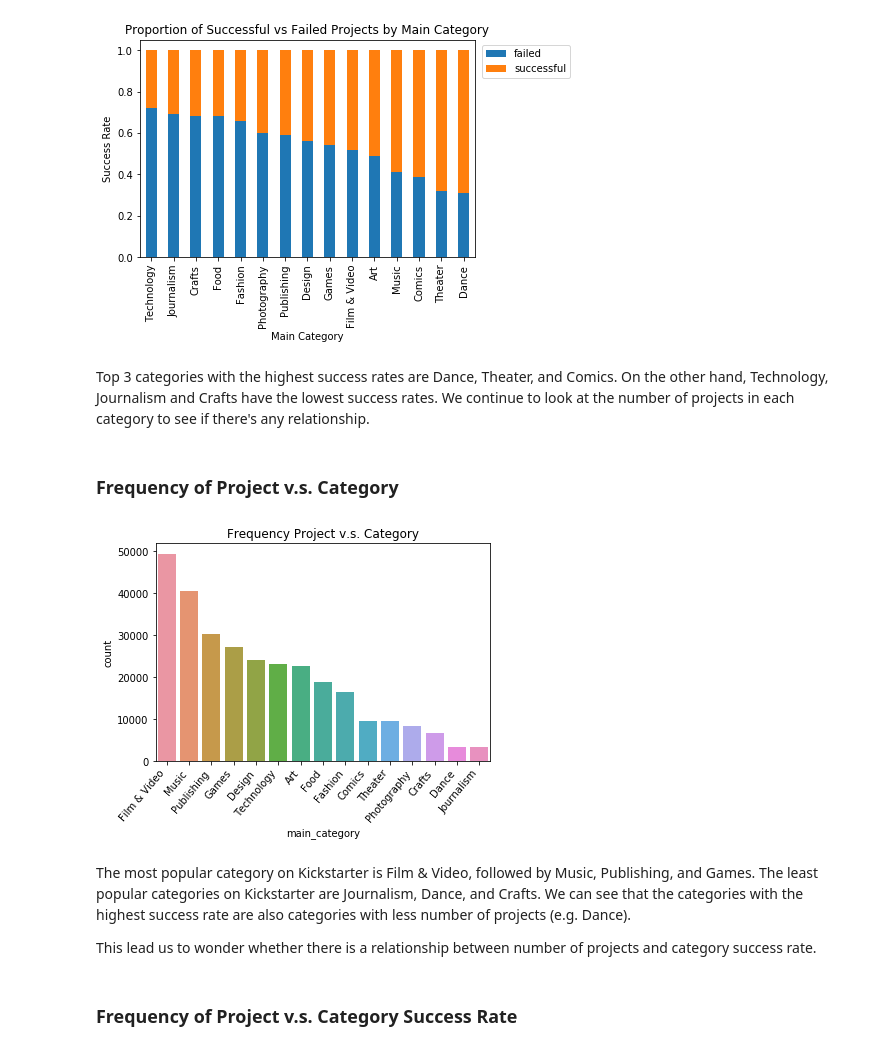
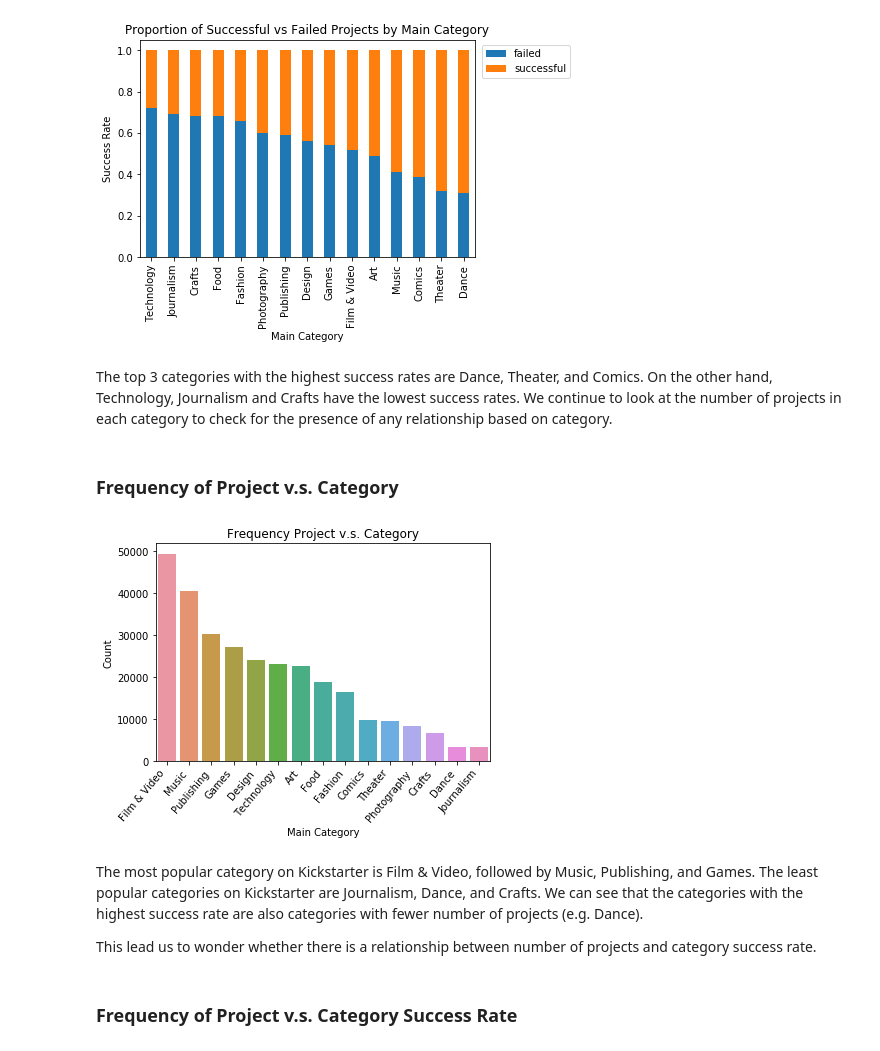
Before and after one commit to qjyap/STAT131-HALLO, a Jupyter notebook: Stats 131 Final Report-Copy1.ipynb, the cells around one changed output. Drawn from its saved outputs; the diff is of its cells as text; code cells hidden in the pictures.

```diff
--- a/Stats 131 Final Report-Copy1.ipynb
+++ b/Stats 131 Final Report-Copy1.ipynb
@@ -301,18 +293,20 @@ plt.show()
 # %% [output]
 [figure]
 # %% [markdown]
-Top 3 categories with the highest success rates are Dance, Theater, and Comics. On the other hand, Technology, Journalism and Crafts have the lowest success rates. We continue to look at the number of projects in each category to see if there's any relationship.
+The top 3 categories with the highest success rates are Dance, Theater, and Comics. On the other hand, Technology, Journalism and Crafts have the lowest success rates. We continue to look at the number of projects in each category to check for the presence of any relationship based on category.
 # %% [markdown]
 ### Frequency of Project v.s. Category
 # %%
 freq_category = sns.countplot(kickstarter_cleaned.main_category,order = kickstarter_cleaned['main_category'].value_counts().index)
 freq_category.set_xticklabels(freq_category.get_xticklabels(), rotation=50,horizontalalignment='right')
 freq_category.set_title("Frequency Project v.s. Category")
+freq_category.set(xlabel='Main Category', ylabel='Count')
+
 plt.show()
 # %% [output]
-[figure, old version]
+[figure, new version]
 # %% [markdown]
-The most popular category on Kickstarter is Film & Video, followed by Music, Publishing, and Games. The least popular categories on Kickstarter are Journalism, Dance, and Crafts. We can see that the categories with the highest success rate are also categories with less number of projects (e.g. Dance).
+The most popular category on Kickstarter is Film & Video, followed by Music, Publishing, and Games. The least popular categories on Kickstarter are Journalism, Dance, and Crafts. We can see that the categories with the highest success rate are also categories with fewer number of projects (e.g. Dance).
 
 This lead us to wonder whether there is a relationship between number of projects and category success rate.
 # %% [markdown]
```
Also changed, not shown: parts of 41 cells of this notebook.
